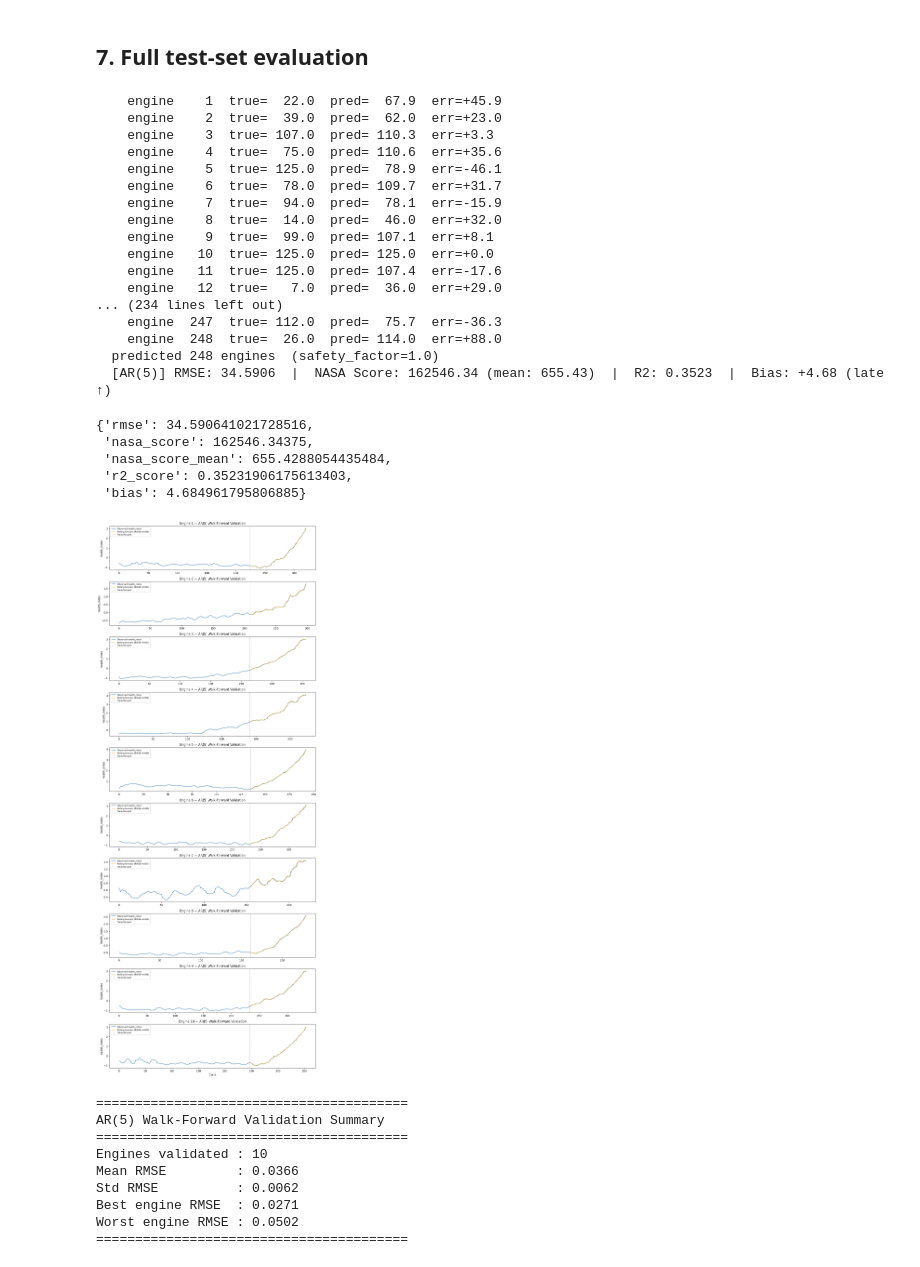
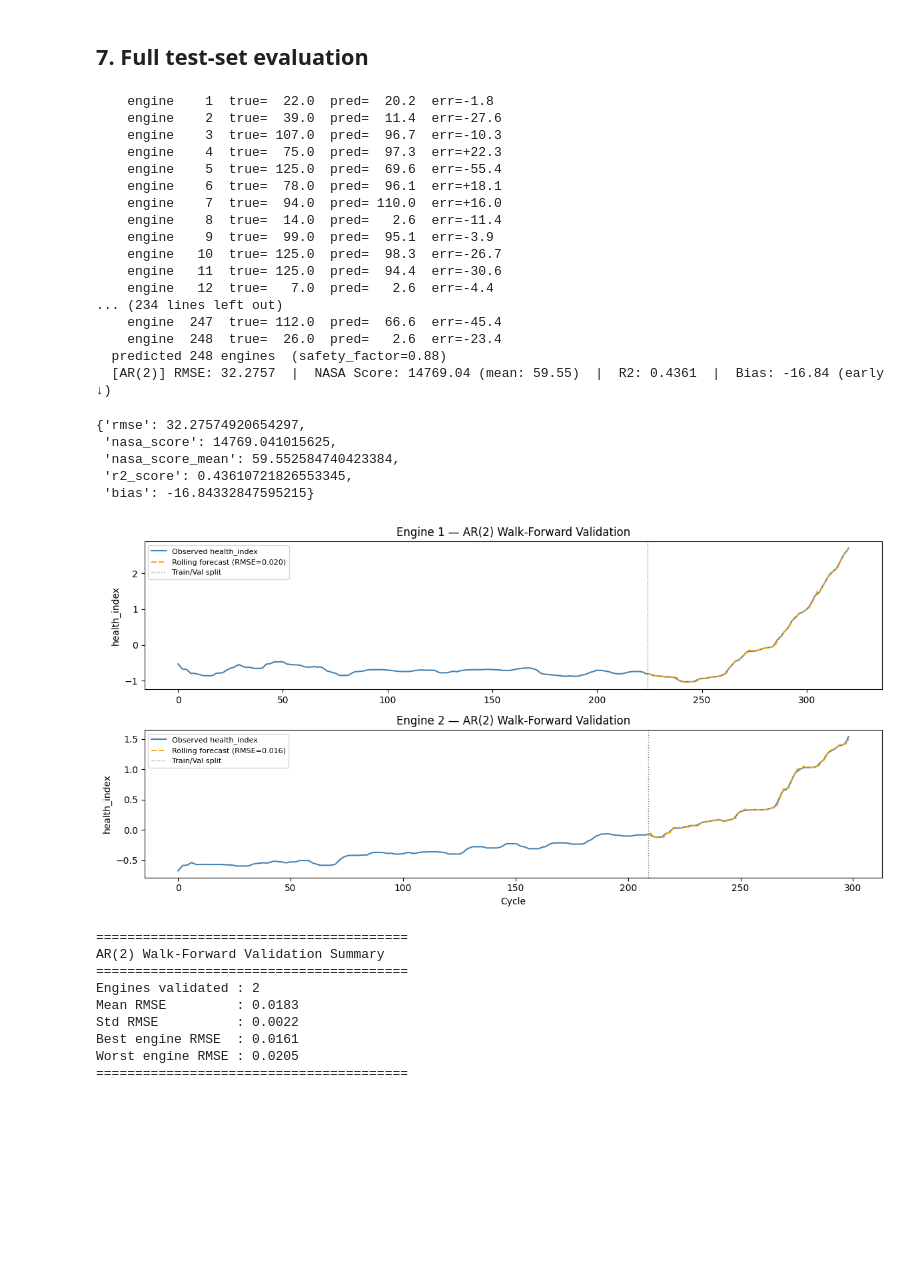
Before and after one commit to DhruvParmar051/Aircraft-Engine-Failure-Forecasting, a Jupyter notebook: experiments/02_classical_models/T08_AR_model_book.ipynb, the cells around one changed output. Cells and saved outputs as stored; diff of their text form; code cells hidden in the pictures; blank space fills up the shorter version.

```diff
--- a/experiments/02_classical_models/T08_AR_model_book.ipynb
+++ b/experiments/02_classical_models/T08_AR_model_book.ipynb
@@ -213,49 +213,47 @@ Rolling forecast RMSE (differenced space): 0.0317
 # %% [markdown]
 ## 7. Full test-set evaluation
 # %%
-from src.models.classical import SAFETY_FACTOR
 predict_fn = partial(predict_rul_ar, p=BEST_P, pre_diff_d=MODAL_D)
-y_true, y_pred = predict_dataset(test, predict_fn, THRESHOLD,
-                                 safety_factor=SAFETY_FACTOR, verbose_engines=True)
+y_true, y_pred = predict_dataset(test, predict_fn, THRESHOLD, verbose_engines=True)
 evaluate(y_true, y_pred, model_name=f"AR({BEST_P})")
 # %% [output]
-    engine    1  true=  22.0  pred=  67.9  err=+45.9
-    engine    2  true=  39.0  pred=  62.0  err=+23.0
-    engine    3  true= 107.0  pred= 110.3  err=+3.3
-    engine    4  true=  75.0  pred= 110.6  err=+35.6
-    engine    5  true= 125.0  pred=  78.9  err=-46.1
-    engine    6  true=  78.0  pred= 109.7  err=+31.7
-    engine    7  true=  94.0  pred=  78.1  err=-15.9
-    engine    8  true=  14.0  pred=  46.0  err=+32.0
-    engine    9  true=  99.0  pred= 107.1  err=+8.1
-    engine   10  true= 125.0  pred= 125.0  err=+0.0
-    engine   11  true= 125.0  pred= 107.4  err=-17.6
-    engine   12  true=   7.0  pred=  36.0  err=+29.0
+    engine    1  true=  22.0  pred=  20.2  err=-1.8
+    engine    2  true=  39.0  pred=  11.4  err=-27.6
+    engine    3  true= 107.0  pred=  96.7  err=-10.3
+    engine    4  true=  75.0  pred=  97.3  err=+22.3
+    engine    5  true= 125.0  pred=  69.6  err=-55.4
+    engine    6  true=  78.0  pred=  96.1  err=+18.1
+    engine    7  true=  94.0  pred= 110.0  err=+16.0
+    engine    8  true=  14.0  pred=   2.6  err=-11.4
+    engine    9  true=  99.0  pred=  95.1  err=-3.9
+    engine   10  true= 125.0  pred=  98.3  err=-26.7
+    engine   11  true= 125.0  pred=  94.4  err=-30.6
+    engine   12  true=   7.0  pred=   2.6  err=-4.4
 ... (234 lines left out)
-    engine  247  true= 112.0  pred=  75.7  err=-36.3
-    engine  248  true=  26.0  pred= 114.0  err=+88.0
-  predicted 248 engines  (safety_factor=1.0)
-  [AR(5)] RMSE: 34.5906  |  NASA Score: 162546.34 (mean: 655.43)  |  R2: 0.3523  |  Bias: +4.68 (late ↑)
+    engine  247  true= 112.0  pred=  66.6  err=-45.4
+    engine  248  true=  26.0  pred=   2.6  err=-23.4
+  predicted 248 engines  (safety_factor=0.88)
+  [AR(2)] RMSE: 32.2757  |  NASA Score: 14769.04 (mean: 59.55)  |  R2: 0.4361  |  Bias: -16.84 (early ↓)
-{'rmse': 34.590641021728516,
- 'nasa_score': 162546.34375,
- 'nasa_score_mean': 655.4288054435484,
- 'r2_score': 0.35231906175613403,
- 'bias': 4.684961795806885}
+{'rmse': 32.27574920654297,
+ 'nasa_score': 14769.041015625,
+ 'nasa_score_mean': 59.552584740423384,
+ 'r2_score': 0.43610721826553345,
+ 'bias': -16.84332847595215}
 # %%
 val_rmse = validate_model_rolling(
     train      = train,
     order      = (BEST_P, MODAL_D, 0),   # AR: q=0
-    n_engines  = 10,
+    n_engines  = 2,
     model_name = f"AR({BEST_P})"
 )
 # %% [output]
-[figure, old version]
+[figure, new version]
 ========================================
-AR(5) Walk-Forward Validation Summary
+AR(2) Walk-Forward Validation Summary
 ========================================
-Engines validated : 10
-Mean RMSE         : 0.0366
-Std RMSE          : 0.0062
-Best engine RMSE  : 0.0271
-Worst engine RMSE : 0.0502
+Engines validated : 2
+Mean RMSE         : 0.0183
+Std RMSE          : 0.0022
+Best engine RMSE  : 0.0161
+Worst engine RMSE : 0.0205
 ========================================
```
Also changed, not shown: parts of 5 cells of this notebook, 3 other files.
